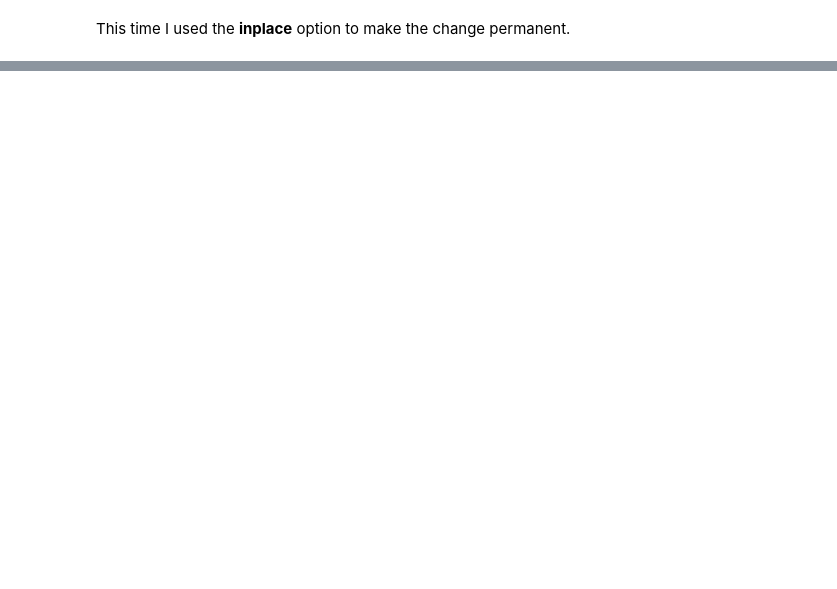
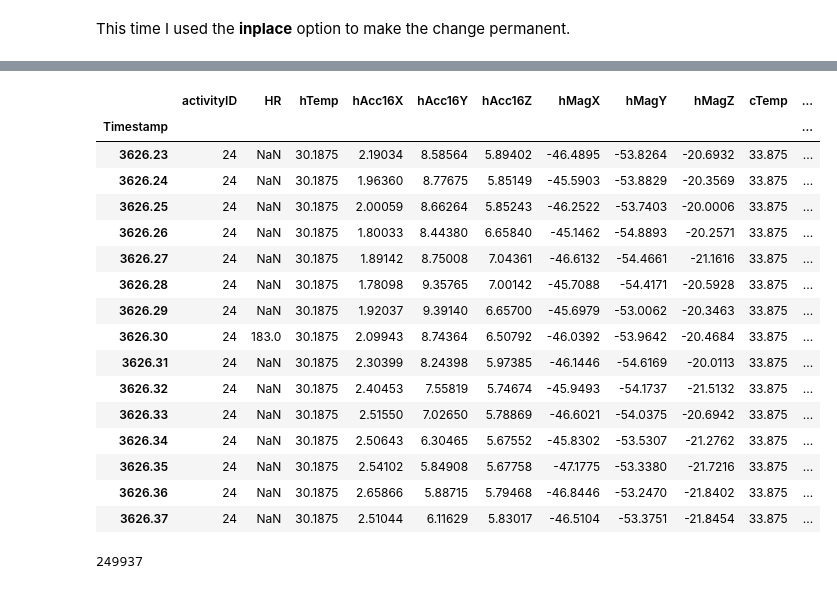
Before and after one commit to kcmeehan/BiometricsActivityClassification, a Jupyter notebook: kathrynEDA.ipynb, the cells around one changed output, grey strips where cells are left out. Drawn from its saved outputs; the diff is of its cells as text; code cells hidden in the pictures; blank space fills up the shorter version.

```diff
--- a/kathrynEDA.ipynb
+++ b/kathrynEDA.ipynb
@@ -179,0 +258,3 @@ df101_clean.isnull()
+# %%
+df101_clean.drop(df101_clean.index[:10], inplace=True)
+df101_clean.head()
@@ -179,0 +269,25 @@ df101_clean.isnull()
+# %%
+df101_clean.tail(15)
+# %% [output]
+|  | activityID | HR | hTemp | hAcc16X | hAcc16Y | hAcc16Z | hMagX | hMagY | hMagZ | cTemp | ... |
+| Timestamp |  |  |  |  |  |  |  |  |  |  | ... |
+| 3626.23 | 24 | NaN | 30.1875 | 2.19034 | 8.58564 | 5.89402 | -46.4895 | -53.8264 | -20.6932 | 33.875 | ... |
+| 3626.24 | 24 | NaN | 30.1875 | 1.96360 | 8.77675 | 5.85149 | -45.5903 | -53.8829 | -20.3569 | 33.875 | ... |
+| 3626.25 | 24 | NaN | 30.1875 | 2.00059 | 8.66264 | 5.85243 | -46.2522 | -53.7403 | -20.0006 | 33.875 | ... |
+| 3626.26 | 24 | NaN | 30.1875 | 1.80033 | 8.44380 | 6.65840 | -45.1462 | -54.8893 | -20.2571 | 33.875 | ... |
+| 3626.27 | 24 | NaN | 30.1875 | 1.89142 | 8.75008 | 7.04361 | -46.6132 | -54.4661 | -21.1616 | 33.875 | ... |
+| 3626.28 | 24 | NaN | 30.1875 | 1.78098 | 9.35765 | 7.00142 | -45.7088 | -54.4171 | -20.5928 | 33.875 | ... |
+| 3626.29 | 24 | NaN | 30.1875 | 1.92037 | 9.39140 | 6.65700 | -45.6979 | -53.0062 | -20.3463 | 33.875 | ... |
+| 3626.30 | 24 | 183.0 | 30.1875 | 2.09943 | 8.74364 | 6.50792 | -46.0392 | -53.9642 | -20.4684 | 33.875 | ... |
+| 3626.31 | 24 | NaN | 30.1875 | 2.30399 | 8.24398 | 5.97385 | -46.1446 | -54.6169 | -20.0113 | 33.875 | ... |
+| 3626.32 | 24 | NaN | 30.1875 | 2.40453 | 7.55819 | 5.74674 | -45.9493 | -54.1737 | -21.5132 | 33.875 | ... |
+| 3626.33 | 24 | NaN | 30.1875 | 2.51550 | 7.02650 | 5.78869 | -46.6021 | -54.0375 | -20.6942 | 33.875 | ... |
+| 3626.34 | 24 | NaN | 30.1875 | 2.50643 | 6.30465 | 5.67552 | -45.8302 | -53.5307 | -21.2762 | 33.875 | ... |
+| 3626.35 | 24 | NaN | 30.1875 | 2.54102 | 5.84908 | 5.67758 | -47.1775 | -53.3380 | -21.7216 | 33.875 | ... |
+| 3626.36 | 24 | NaN | 30.1875 | 2.65866 | 5.88715 | 5.79468 | -46.8446 | -53.2470 | -21.8402 | 33.875 | ... |
+| 3626.37 | 24 | NaN | 30.1875 | 2.51044 | 6.11629 | 5.83017 | -46.5104 | -53.3751 | -21.8454 | 33.875 | ... |
+# %%
+dftest = df101_clean.drop(df101_clean.index[-10:])
+len(dftest)
+# %% [output]
+249937
```
Also changed, not shown: parts of 28 cells of this notebook.
